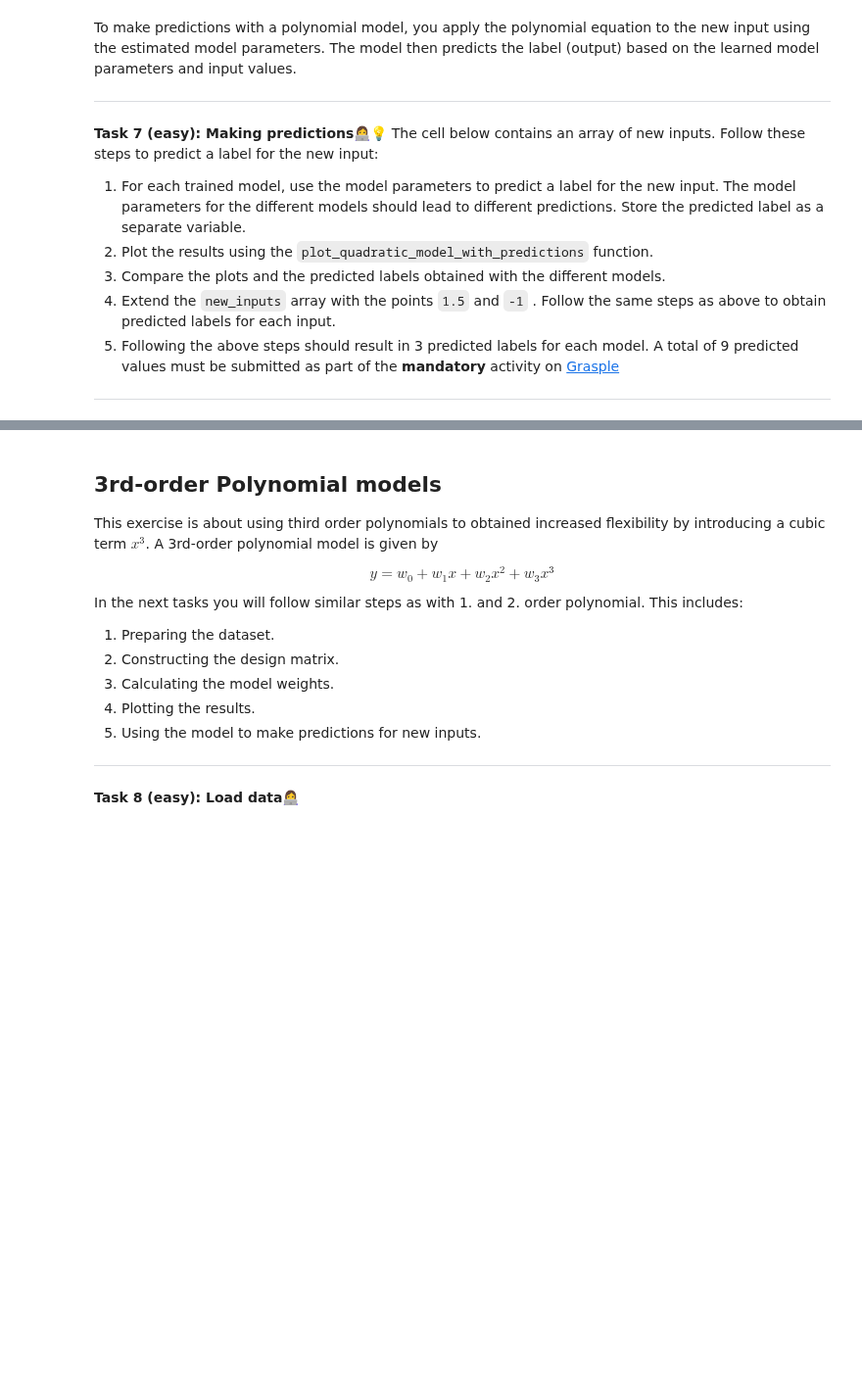
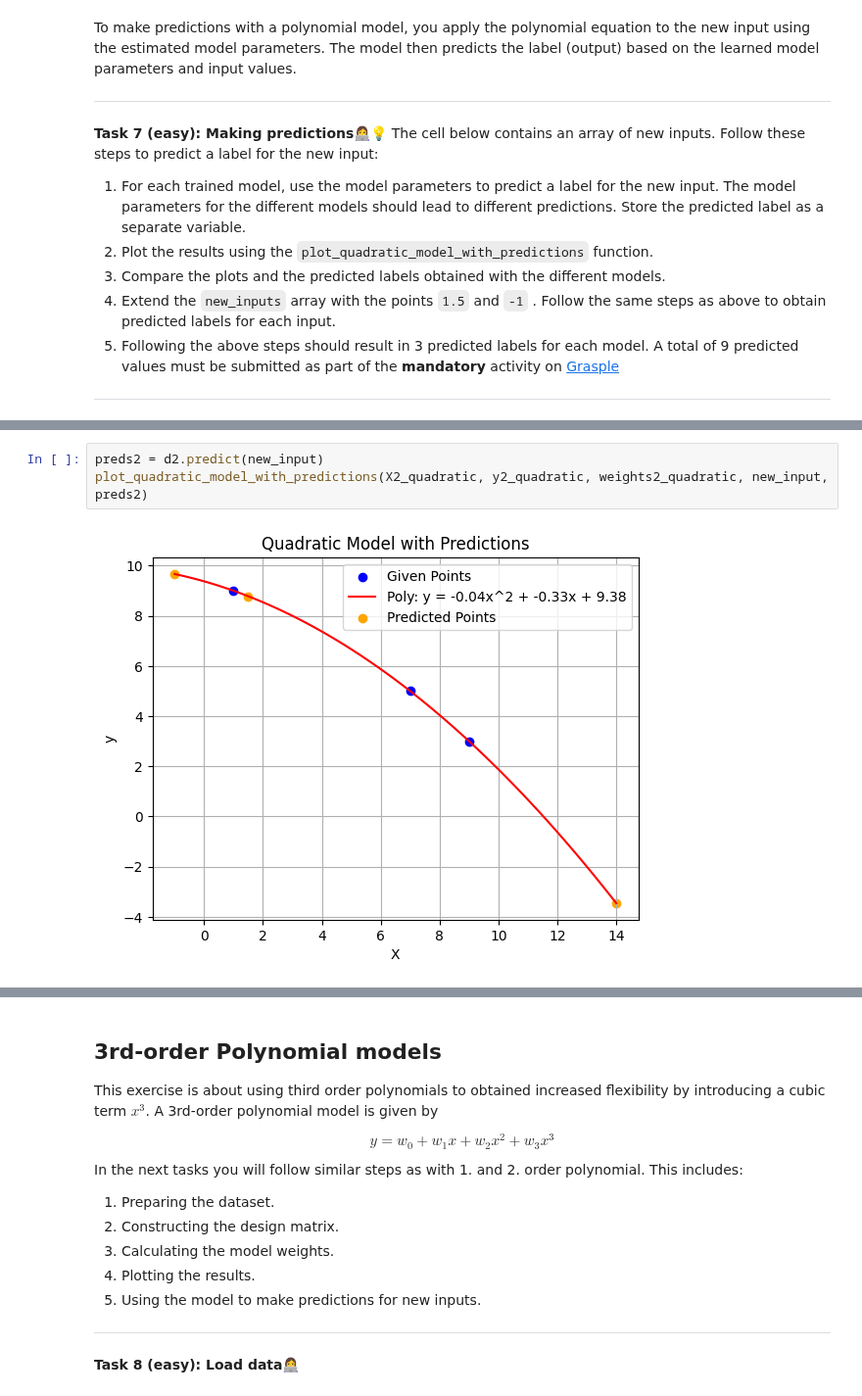
Before and after one commit to Mie-Jonasson/ComputerScienceMasters, a Jupyter notebook: IntroductionToMachineLearning/Exercises/W04/01-polynomials.ipynb, the cells around one changed output, grey strips where cells are left out. Shown at 98% size. Cells and saved outputs as stored; diff of their text form; blank space fills up the shorter version.

```diff
--- a/IntroductionToMachineLearning/Exercises/W04/01-polynomials.ipynb
+++ b/IntroductionToMachineLearning/Exercises/W04/01-polynomials.ipynb
@@ -248,0 +294,5 @@ def plot_quadratic_model_with_predictions(X, y, weights, new_input, predicted_la
+# %%
+preds2 = d2.predict(new_input)
+plot_quadratic_model_with_predictions(X2_quadratic, y2_quadratic, weights2_quadratic, new_input, preds2)
+# %% [output]
+[figure, added]
```
Also changed, not shown: parts of 20 cells of this notebook, 6 other files.
